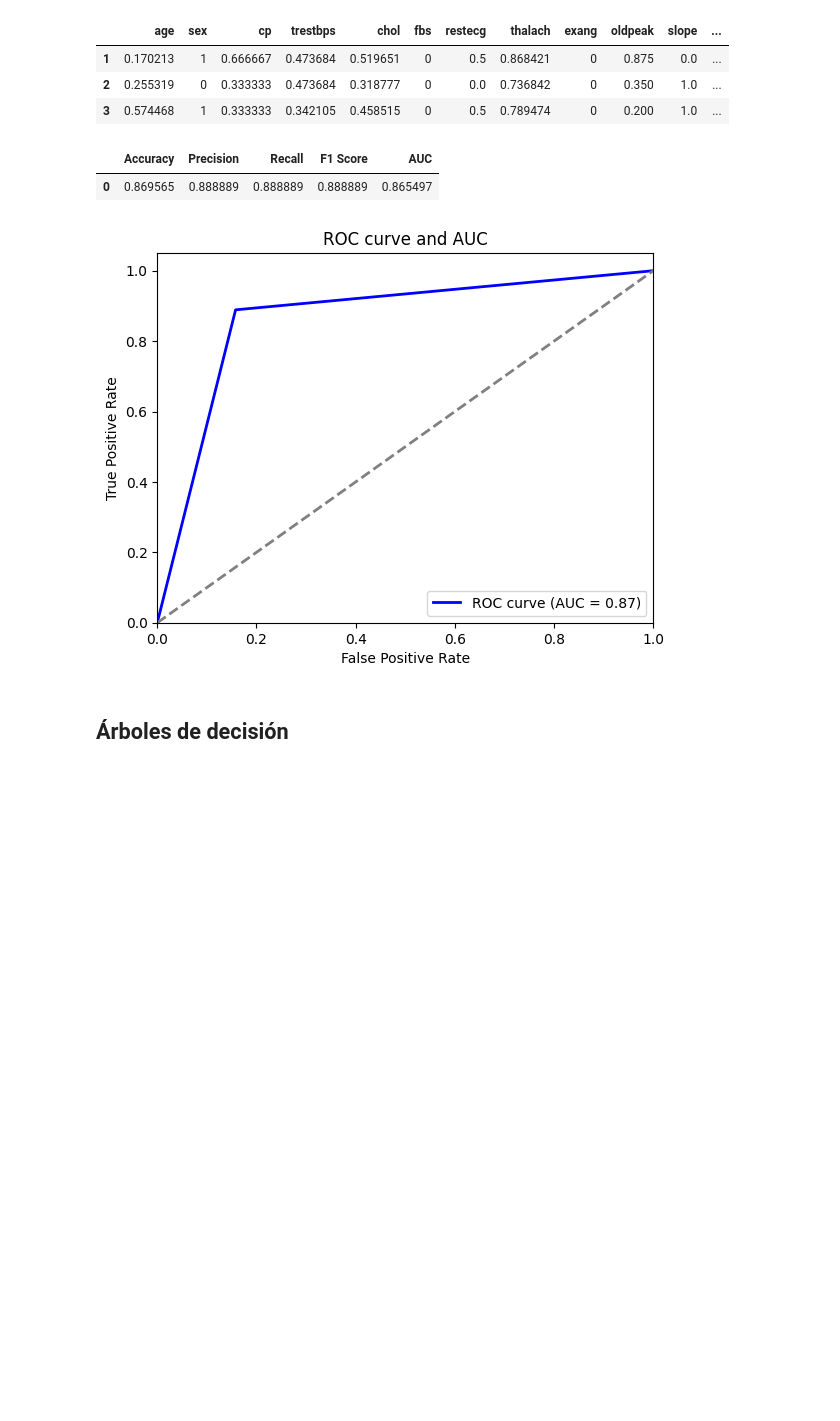
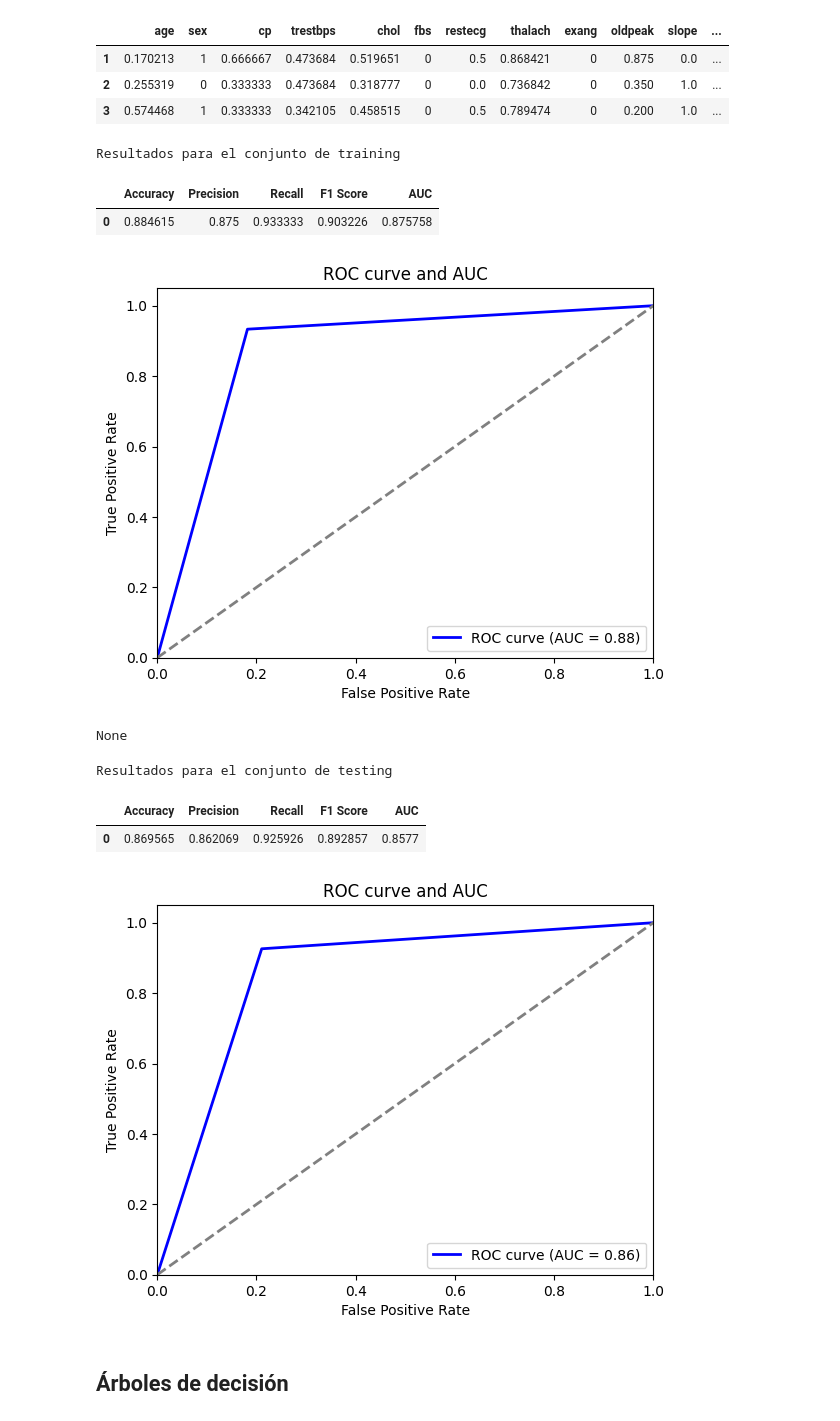
Before and after one commit to JulianCamacho/CE-5506-Reconocimiento-de-Patrones, a Jupyter notebook: Proyecto1/Proyecto1.ipynb, the cells around one changed output. Cells and saved outputs as stored; diff of their text form; code cells hidden in the pictures; blank space fills up the shorter version.

```diff
--- a/Proyecto1/Proyecto1.ipynb
+++ b/Proyecto1/Proyecto1.ipynb
@@ -334,21 +367,31 @@ data_heart.head(3)
 # %%
 # Entrenar el modelo de regresión logística
 logistic_reg_model = Logistic_Regression(lr=0.03, num_iter=50000)
 logistic_reg_model.fit(X_train_heart, y_train_heart)
 
-# Realizar predicciones sobre los datos de prueba
-y_pred_heart = logistic_reg_model.predict(X_test_heart, 0.6)
+# Realizar predicciones sobre los datos de training
+y_pred_heart_train = logistic_reg_model.predict(X_train_heart, 0.5)
+# Realizar predicciones sobre los datos de testing
+y_pred_heart_test = logistic_reg_model.predict(X_test_heart, 0.5)
 
-#print("Exactitud: ",logistic_reg_model.score(y_pred_heart,y_test_heart))
 #print("Resultados obtenidos: ", y_pred_heart[:20])
 #print("Resultados esperados: ", y_test_heart[:20], "\n")
 
-computeMetrics(y_test_heart, y_pred_heart)
-#0.847826	0.954545	0.777778	0.857143	0.862573
+print("Resultados para el conjunto de training")
+display(computeMetrics(y_train_heart, y_pred_heart_train))
+
+print("Resultados para el conjunto de testing")
+computeMetrics(y_test_heart, y_pred_heart_test)
 # %% [output]
+Resultados para el conjunto de training
 |  | Accuracy | Precision | Recall | F1 Score | AUC |
-| 0 | 0.869565 | 0.888889 | 0.888889 | 0.888889 | 0.865497 |
+| 0 | 0.884615 | 0.875 | 0.933333 | 0.903226 | 0.875758 |
-[figure, old version]
+[figure, new version]
+None
+Resultados para el conjunto de testing
+|  | Accuracy | Precision | Recall | F1 Score | AUC |
+| 0 | 0.869565 | 0.862069 | 0.925926 | 0.892857 | 0.8577 |
+[figure, added]
 # %% [markdown]
 ## Árboles de decisión
 # %%
```
Also changed, not shown: parts of 18 cells of this notebook.
